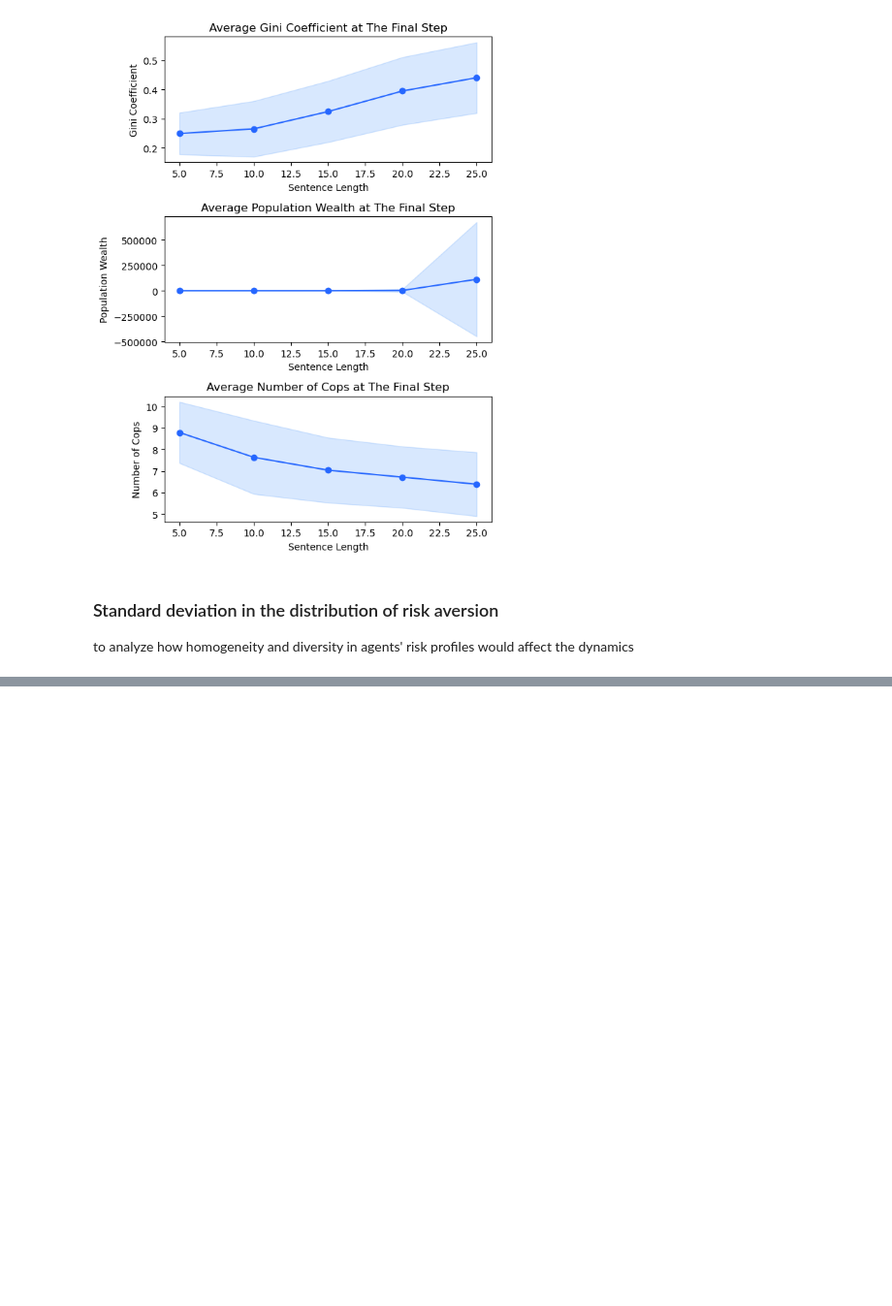
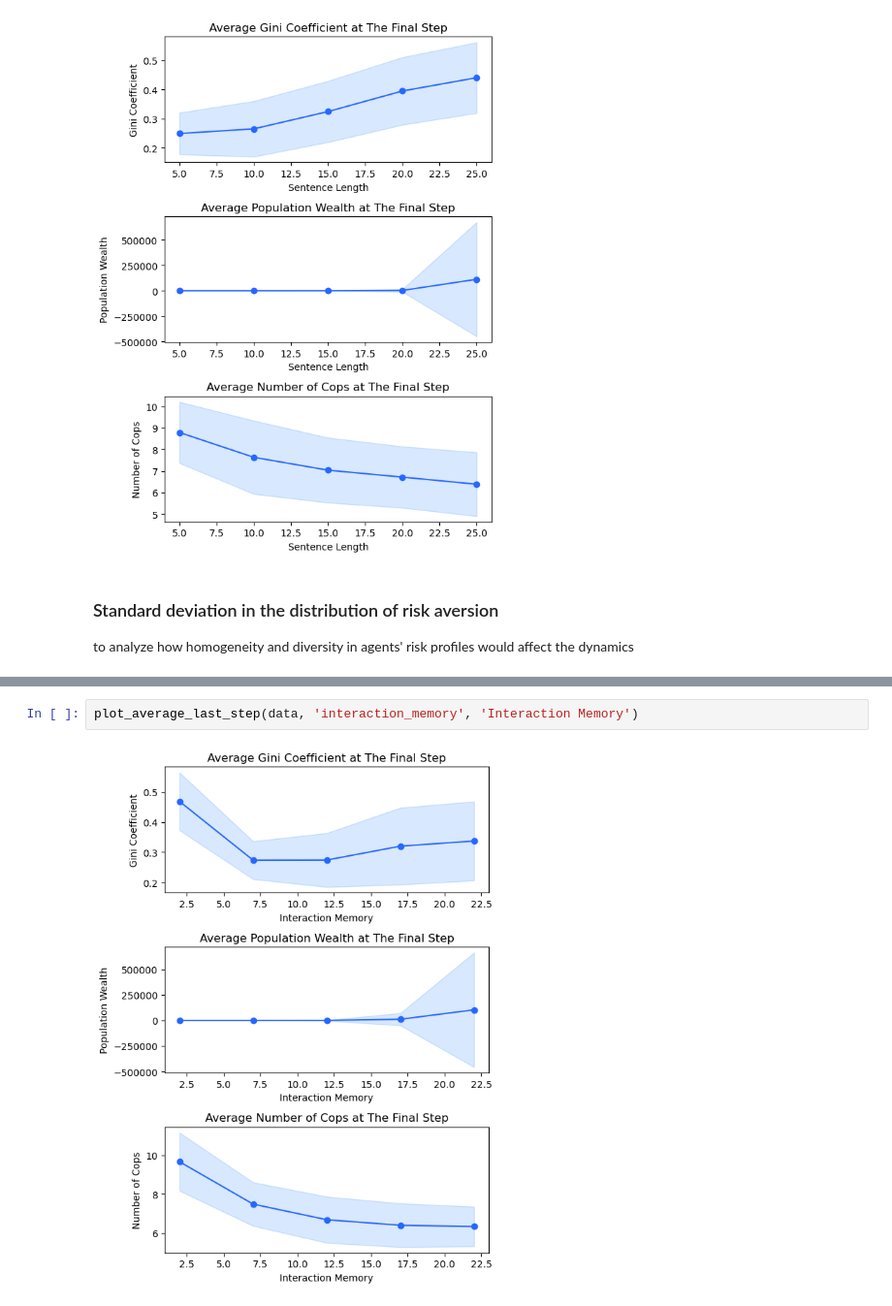
Before and after one commit to nabilasiregar/abm-project, a Jupyter notebook: notebooks/sensitivity_analysis.ipynb, the cells around one changed output, grey strips where cells are left out. Shown: that part at 97% size. Saved outputs shown, nothing was run; the diff lists cells and outputs as text; blank space fills up the shorter version.

```diff
--- a/notebooks/sensitivity_analysis.ipynb
+++ b/notebooks/sensitivity_analysis.ipynb
@@ -43,0 +46,4 @@ plot_average_all_steps(data, 'interaction_memory', 'Interaction Memory')
+# %%
+plot_average_last_step(data, 'interaction_memory', 'Interaction Memory')
+# %% [output]
+[figure, added]
```
Also changed, not shown: parts of 5 cells of this notebook, 1 other file.
